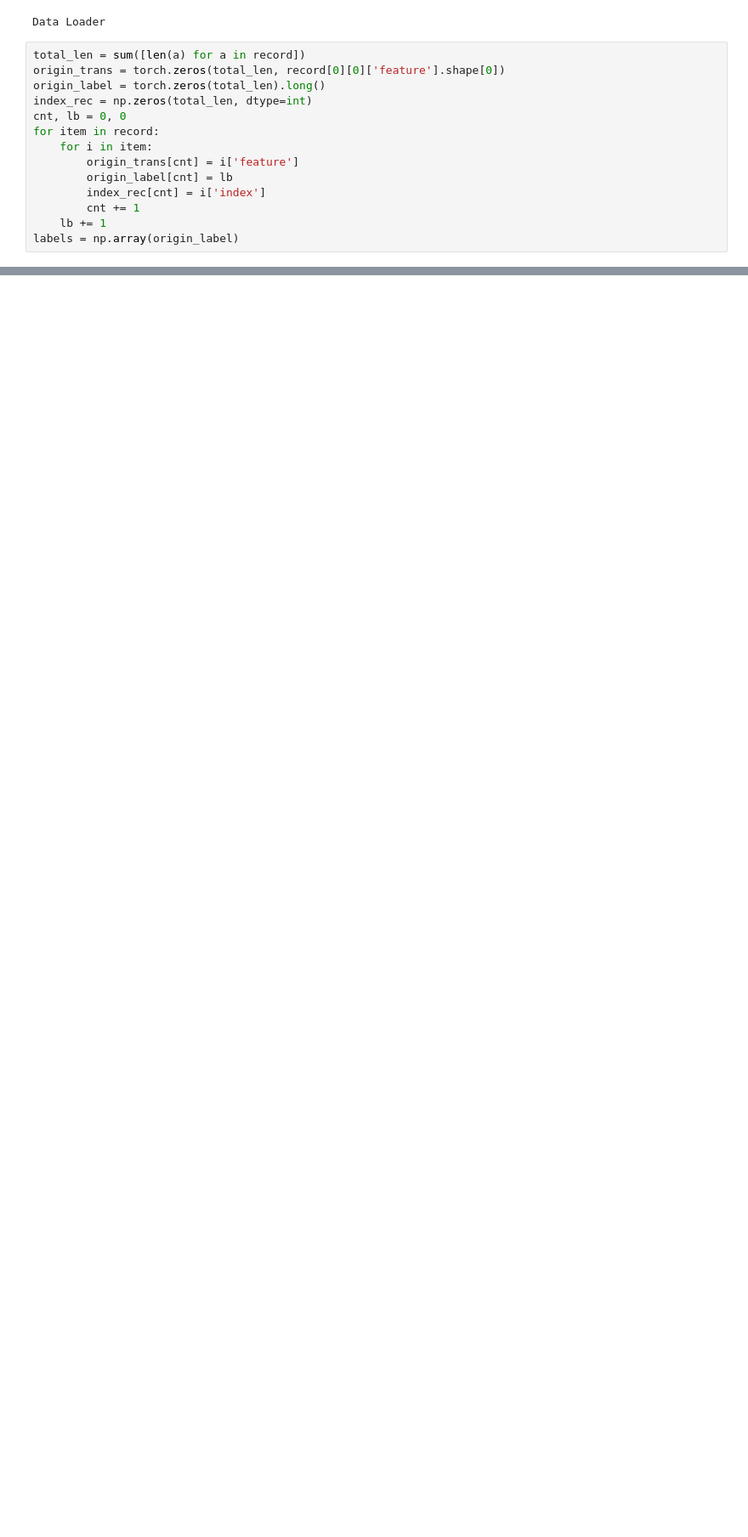
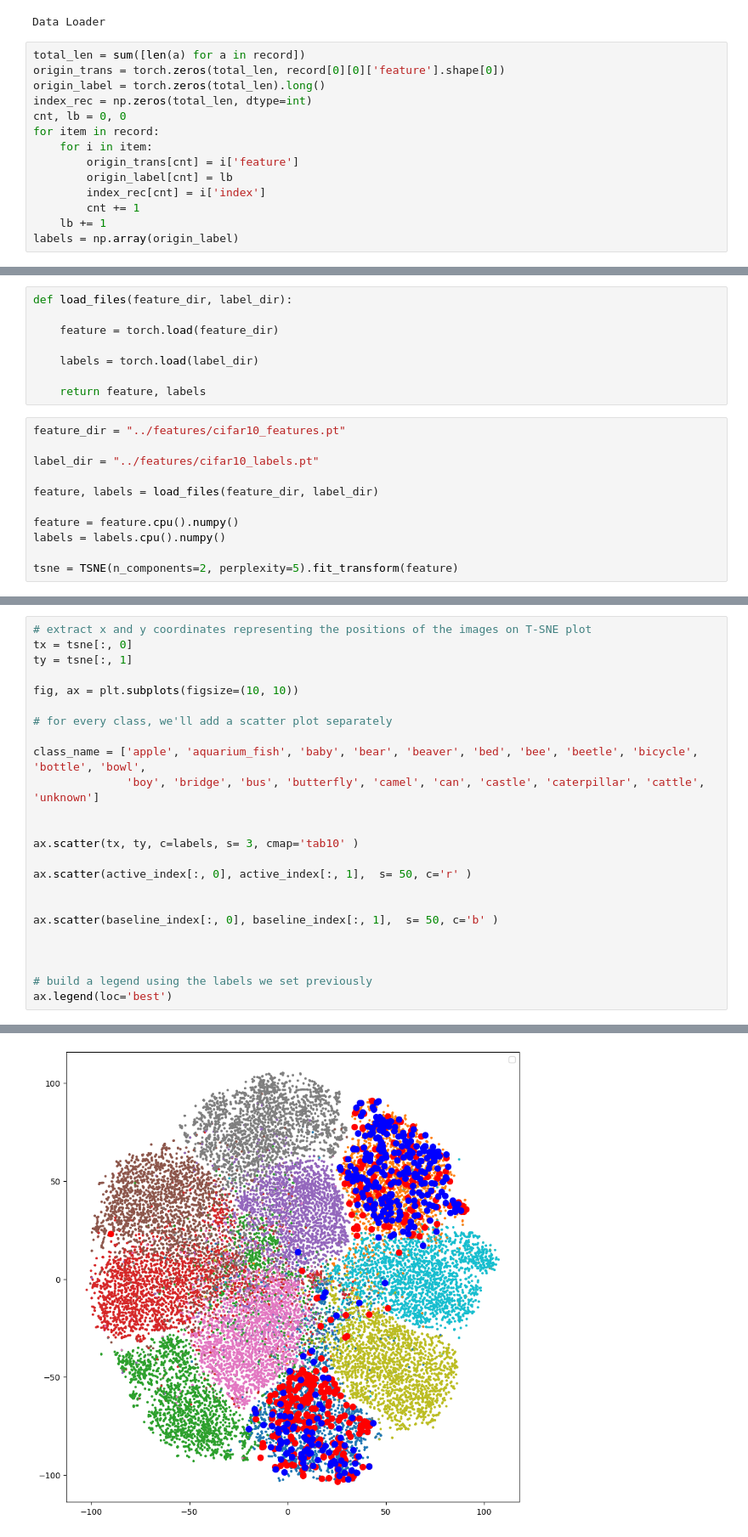
Before and after one commit to RuiyuM/resnet_CLIP, a Jupyter notebook: feature_plot_cifar100.ipynb, the cells around one changed output, grey strips where cells are left out. Shown at 85% size. Saved outputs shown, nothing was run; the diff lists cells and outputs as text; blank space fills up the shorter version.

```diff
--- a/feature_plot_cifar100.ipynb
+++ b/feature_plot_cifar100.ipynb
@@ -129,0 +109,19 @@ plt.show()
+# %%
+def load_files(feature_dir, label_dir):
+
+    feature = torch.load(feature_dir)
+
+    labels = torch.load(label_dir)
+
+    return feature, labels
+# %%
+feature_dir = "../features/cifar10_features.pt"
+
+label_dir = "../features/cifar10_labels.pt"
+
+feature, labels = load_files(feature_dir, label_dir)
+
+feature = feature.cpu().numpy()
+labels = labels.cpu().numpy()
+
+tsne = TSNE(n_components=2, perplexity=5).fit_transform(feature)
@@ -129,0 +150,25 @@ plt.show()
+# %%
+# extract x and y coordinates representing the positions of the images on T-SNE plot
+tx = tsne[:, 0]
+ty = tsne[:, 1]
+
+fig, ax = plt.subplots(figsize=(10, 10))
+
+# for every class, we'll add a scatter plot separately
+
+class_name = ['apple', 'aquarium_fish', 'baby', 'bear', 'beaver', 'bed', 'bee', 'beetle', 'bicycle', 'bottle', 'bowl',
+              'boy', 'bridge', 'bus', 'butterfly', 'camel', 'can', 'castle', 'caterpillar', 'cattle', 'unknown']
+
+
+ax.scatter(tx, ty, c=labels, s= 3, cmap='tab10' )
+
+ax.scatter(active_index[:, 0], active_index[:, 1],  s= 50, c='r' )
+
+
+ax.scatter(baseline_index[:, 0], baseline_index[:, 1],  s= 50, c='b' )
+
+
+
+# build a legend using the labels we set previously
+ax.legend(loc='best')
+# %% [output]
@@ -129,0 +177 @@ plt.show()
+[figure, added]
```
Also changed, not shown: parts of 4 cells of this notebook.
